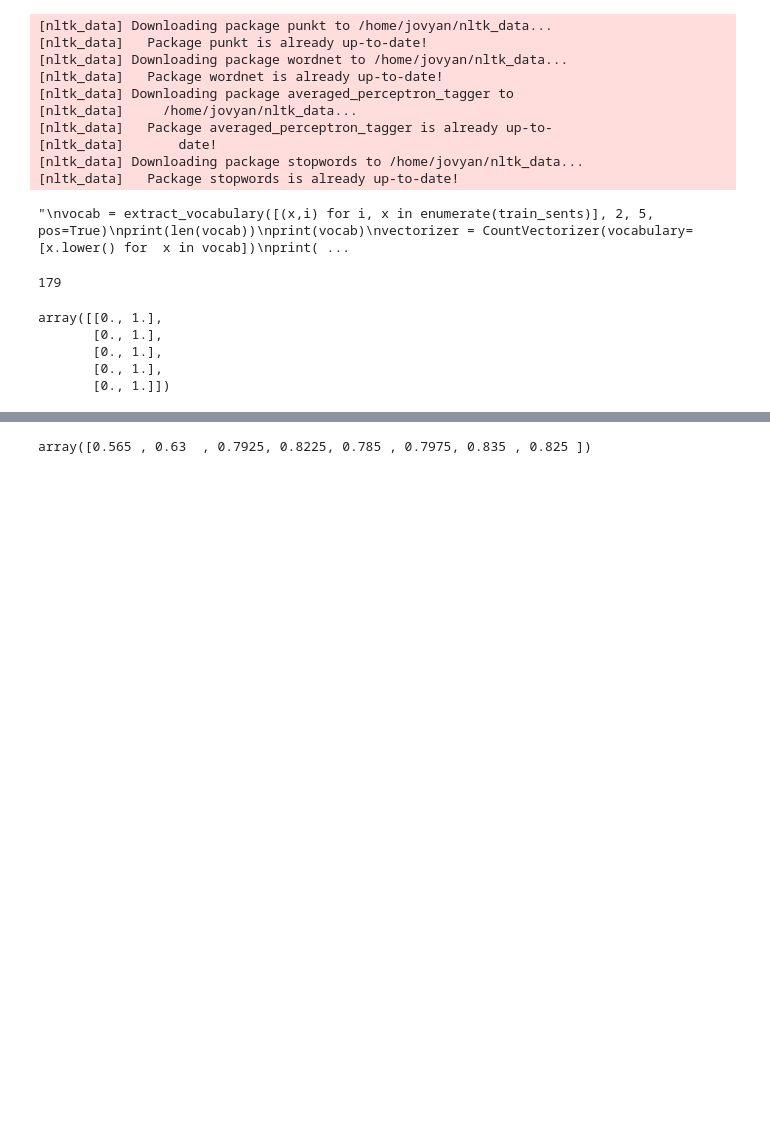
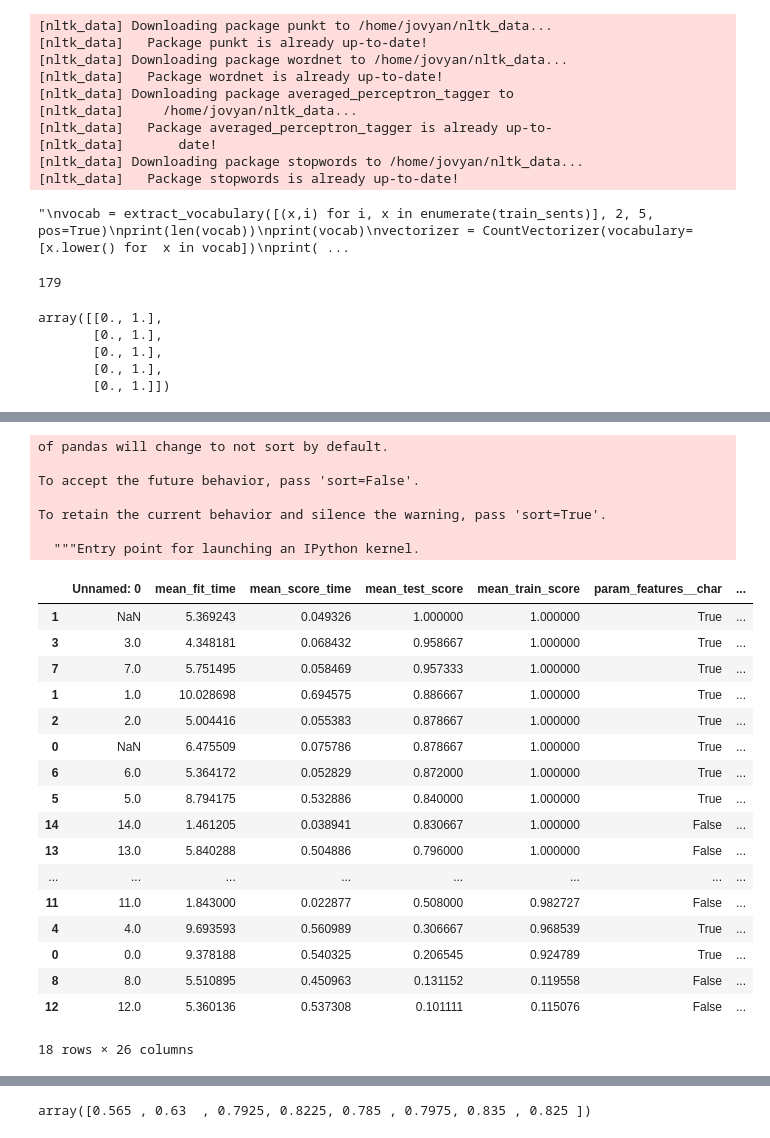
Before and after one commit to sallyi/lang-proc-exam, a Jupyter notebook: feature_extraction.ipynb, the cells around one changed output, grey strips where cells are left out. Cells and saved outputs as stored; diff of their text form; code cells hidden in the pictures; blank space fills up the shorter version.

```diff
--- a/feature_extraction.ipynb
+++ b/feature_extraction.ipynb
@@ -49,6 +49,8 @@ from sklearn.model_selection import StratifiedKFold
 from sklearn.model_selection import GridSearchCV
 from sklearn.neural_network import MLPClassifier
 from sklearn.metrics import f1_score, precision_score, recall_score, accuracy_score
+from sklearn.metrics import make_scorer
+f1_scorer = make_scorer(f1_score, average='macro')
 # %%
 from keras.models import Sequential
 from keras.layers import Dense
@@ -682,0 +708,3 @@ pd.DataFrame(svm_results[1]).to_csv('problem2-clfparams_perceptron.csv')
+# %%
+
+perceptron_results[0] = pd.concat([df, pd.DataFrame(perceptron_results[0])]).sort_values('mean_test_score', ascending=False)
@@ -682,0 +739,29 @@ pd.DataFrame(svm_results[1]).to_csv('problem2-clfparams_perceptron.csv')
+# %%
+perceptron_results[1] = pd.concat([df, pd.DataFrame(perceptron_results[1])]).sort_values('mean_test_score', ascending=False)
+perceptron_results[1]
+# %% [output]
+of pandas will change to not sort by default.
+
+To accept the future behavior, pass 'sort=False'.
+
+To retain the current behavior and silence the warning, pass 'sort=True'.
+
+  """Entry point for launching an IPython kernel.
+|  | Unnamed: 0 | mean_fit_time | mean_score_time | mean_test_score | mean_train_score | param_features__char | ... |
+| 1 | NaN | 5.369243 | 0.049326 | 1.000000 | 1.000000 | True | ... |
+| 3 | 3.0 | 4.348181 | 0.068432 | 0.958667 | 1.000000 | True | ... |
+| 7 | 7.0 | 5.751495 | 0.058469 | 0.957333 | 1.000000 | True | ... |
+| 1 | 1.0 | 10.028698 | 0.694575 | 0.886667 | 1.000000 | True | ... |
+| 2 | 2.0 | 5.004416 | 0.055383 | 0.878667 | 1.000000 | True | ... |
+| 0 | NaN | 6.475509 | 0.075786 | 0.878667 | 1.000000 | True | ... |
+| 6 | 6.0 | 5.364172 | 0.052829 | 0.872000 | 1.000000 | True | ... |
+| 5 | 5.0 | 8.794175 | 0.532886 | 0.840000 | 1.000000 | True | ... |
+| 14 | 14.0 | 1.461205 | 0.038941 | 0.830667 | 1.000000 | False | ... |
+| 13 | 13.0 | 5.840288 | 0.504886 | 0.796000 | 1.000000 | False | ... |
+| ... | ... | ... | ... | ... | ... | ... | ... |
+| 11 | 11.0 | 1.843000 | 0.022877 | 0.508000 | 0.982727 | False | ... |
+| 4 | 4.0 | 9.693593 | 0.560989 | 0.306667 | 0.968539 | True | ... |
+| 0 | 0.0 | 9.378188 | 0.540325 | 0.206545 | 0.924789 | True | ... |
+| 8 | 8.0 | 5.510895 | 0.450963 | 0.131152 | 0.119558 | False | ... |
+| 12 | 12.0 | 5.360136 | 0.537308 | 0.101111 | 0.115076 | False | ... |
+18 rows × 26 columns
```
Also changed, not shown: parts of 30 cells of this notebook.
